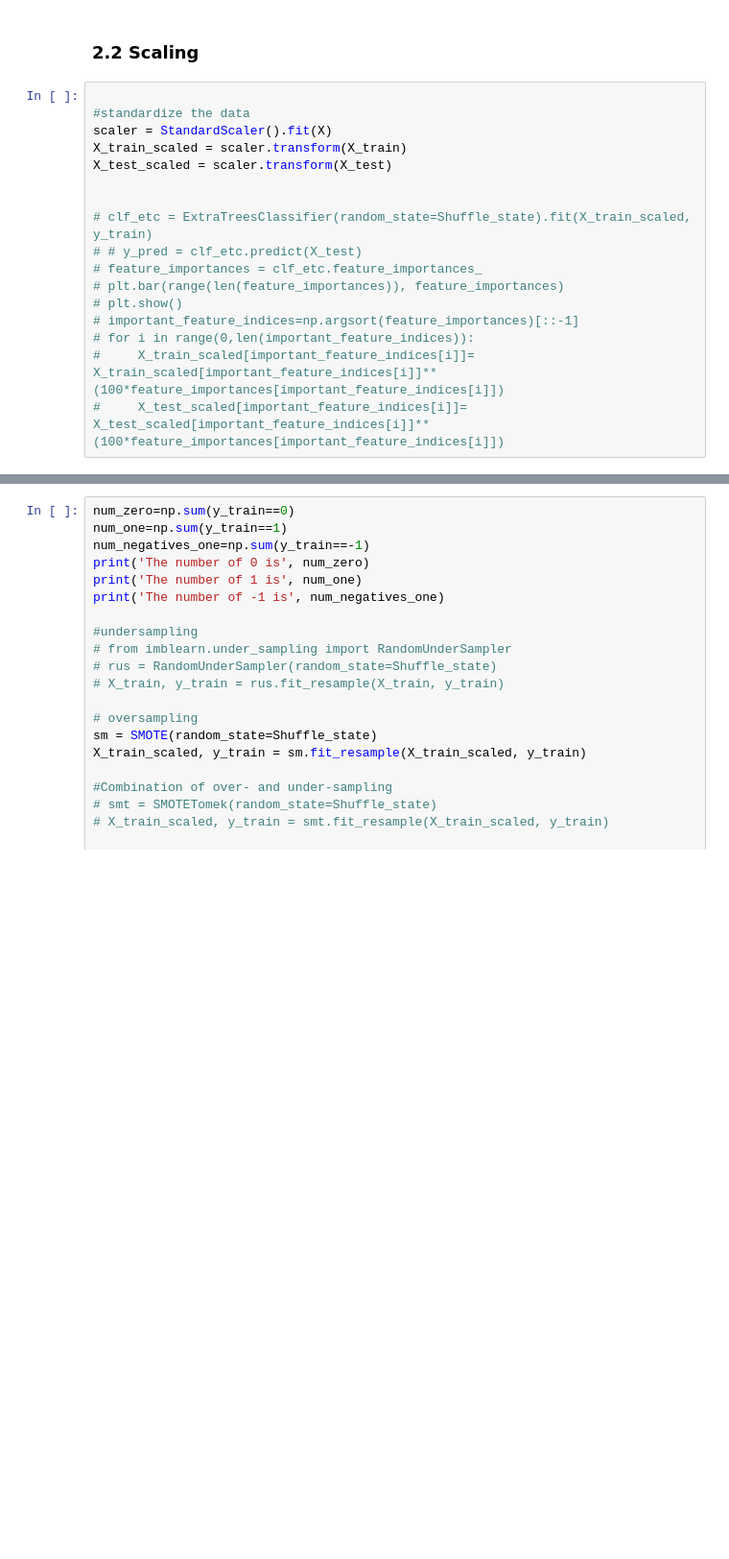
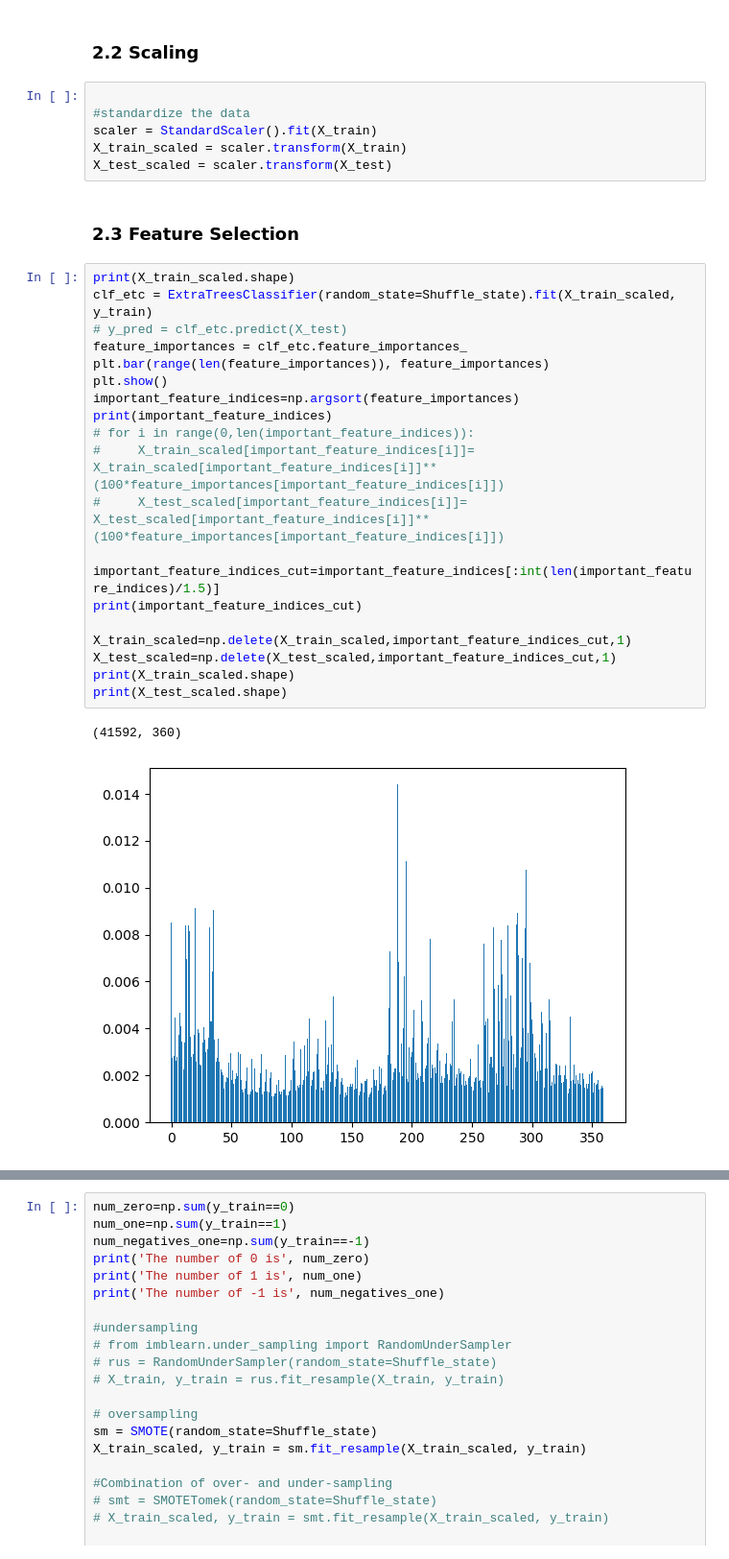
Before and after one commit to Hong-01/EE4C12-Epileptic-Seizure-Detection-using-EEG, a Jupyter notebook: SZD.ipynb, the cells around one changed output, grey strips where cells are left out. Shown at 96% size. Cells and saved outputs as stored; diff of their text form; blank space fills up the shorter version.

```diff
--- a/SZD.ipynb
+++ b/SZD.ipynb
@@ -128,20 +128,34 @@ def Kfold_split(X_train, y_train, Shuffle_state):   # Split the data into traini
     return X_k_train, y_k_train, X_k_val, y_k_val
 # %% [markdown]
 ### 2.2 Scaling
+# %%
+
+#standardize the data
+scaler = StandardScaler().fit(X_train)
+X_train_scaled = scaler.transform(X_train)
+X_test_scaled = scaler.transform(X_test)
+# %% [markdown]
+### 2.3 Feature Selection
 # %%
-
-#standardize the data
-scaler = StandardScaler().fit(X)
-X_train_scaled = scaler.transform(X_train)
-X_test_scaled = scaler.transform(X_test)
-
-
-# clf_etc = ExtraTreesClassifier(random_state=Shuffle_state).fit(X_train_scaled, y_train)
-# # y_pred = clf_etc.predict(X_test)
-# feature_importances = clf_etc.feature_importances_
-# plt.bar(range(len(feature_importances)), feature_importances)
-# plt.show()
-# important_feature_indices=np.argsort(feature_importances)[::-1]
+print(X_train_scaled.shape)
+clf_etc = ExtraTreesClassifier(random_state=Shuffle_state).fit(X_train_scaled, y_train)
+# y_pred = clf_etc.predict(X_test)
+feature_importances = clf_etc.feature_importances_
+plt.bar(range(len(feature_importances)), feature_importances)
+plt.show()
+important_feature_indices=np.argsort(feature_importances)
+print(important_feature_indices)
 # for i in range(0,len(important_feature_indices)):
 #     X_train_scaled[important_feature_indices[i]]= X_train_scaled[important_feature_indices[i]]**(100*feature_importances[important_feature_indices[i]])
 #     X_test_scaled[important_feature_indices[i]]= X_test_scaled[important_feature_indices[i]]**(100*feature_importances[important_feature_indices[i]])
+
+important_feature_indices_cut=important_feature_indices[:int(len(important_feature_indices)/1.5)]
+print(important_feature_indices_cut)
+
+X_train_scaled=np.delete(X_train_scaled,important_feature_indices_cut,1)
+X_test_scaled=np.delete(X_test_scaled,important_feature_indices_cut,1)
+print(X_train_scaled.shape)
+print(X_test_scaled.shape)
+# %% [output]
+(41592, 360)
+[figure, added]
```
Also changed, not shown: parts of 7 cells of this notebook.
